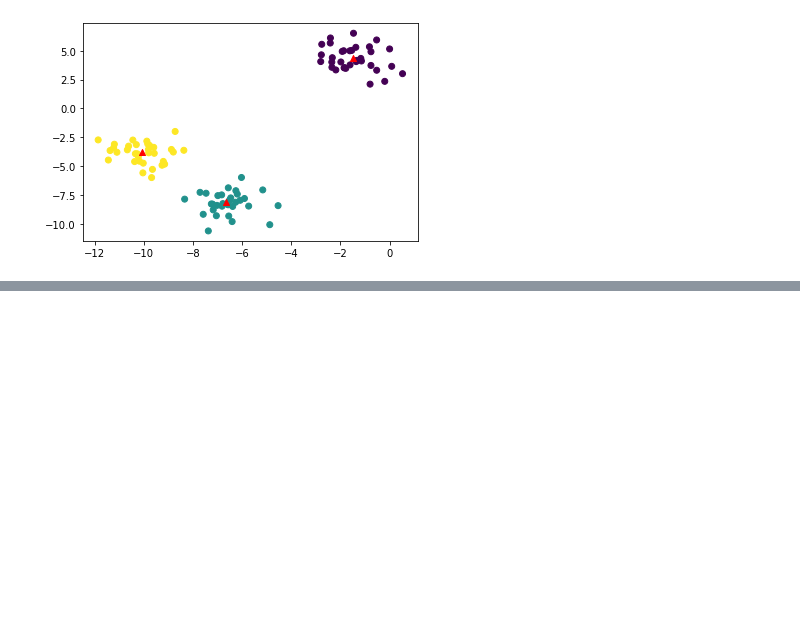
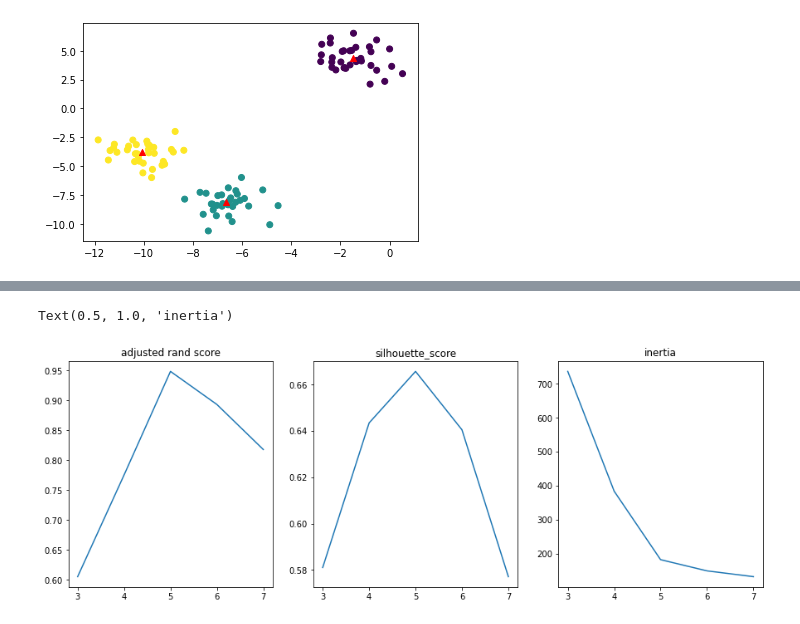
Before and after one commit to HidemotoNakada/j-techno, a Jupyter notebook: parts/k-means.ipynb, the cells around one changed output, grey strips where cells are left out. Saved outputs shown, nothing was run; the diff lists cells and outputs as text; code cells hidden in the pictures; blank space fills up the shorter version.

```diff
--- a/parts/k-means.ipynb
+++ b/parts/k-means.ipynb
@@ -125,0 +179,11 @@ plt.scatter(center3[:, 0], center3[:, 1], marker='o', color = "blue")
+# %%
+fig, axes = plt.subplots(1, 3, figsize=(15, 5))
+axes[0].plot(range(3, 8), aris)
+axes[0].set_title("adjusted rand score")
+axes[1].plot(range(3, 8), sils)
+axes[1].set_title("silhouette_score")
+axes[2].plot(range(3, 8), inrs)
+axes[2].set_title("inertia")
+# %% [output]
+Text(0.5, 1.0, 'inertia')
+[figure, added]
```
Also changed, not shown: parts of 22 cells of this notebook, 26 other files.
